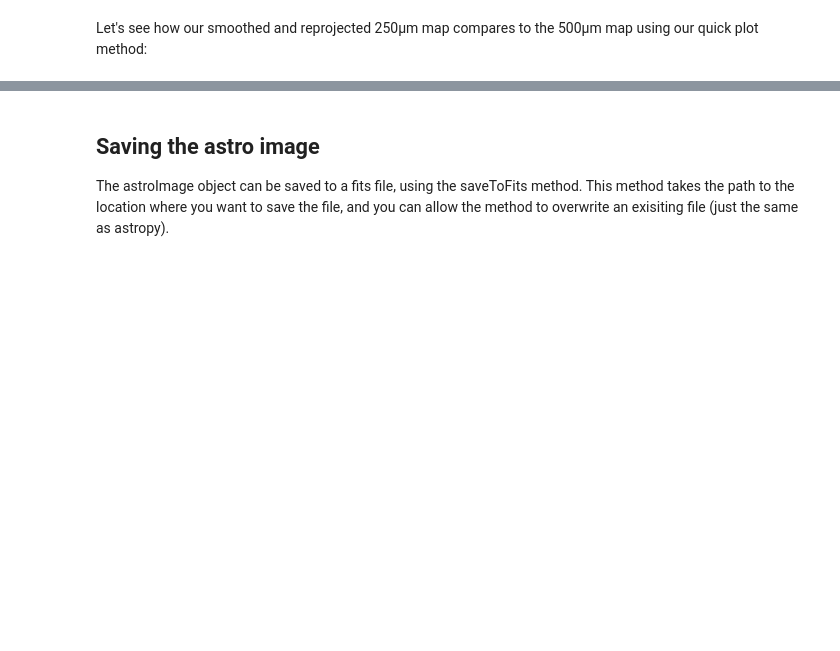
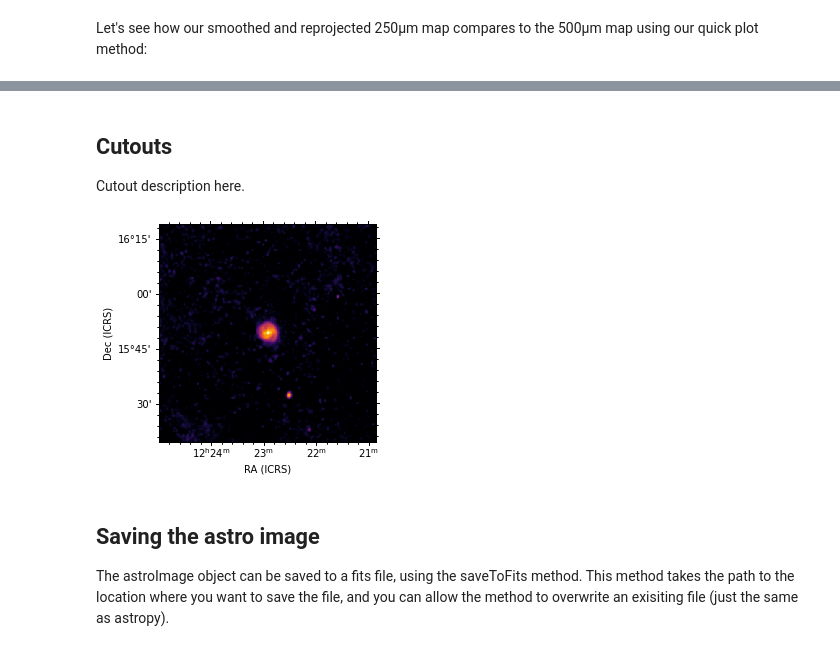
Before and after one commit to mwls/astroIm, a Jupyter notebook: Notebooks/AstroImage Tutorial.ipynb, the cells around one changed output, grey strips where cells are left out. Saved outputs shown, nothing was run; the diff lists cells and outputs as text; code cells hidden in the pictures; blank space fills up the shorter version.

```diff
--- a/Notebooks/AstroImage Tutorial.ipynb
+++ b/Notebooks/AstroImage Tutorial.ipynb
@@ -404,3 +531,15 @@ image500.plot(stretch='log', cmap='inferno', hide_colourbar=True, recentre={"RA"
+# %% [markdown]
+<h2>Cutouts</h2>
+
+Cutout description here.
+# %%
+# create a cutout on M100
+cutout250 = reproSmo250.cutout(SkyCoord(ra=185.72875*u.degree, dec=15.8225*u.degree, frame='icrs'), 12.0*u.arcmin)
+
+# plot the cutout image
+reproSmo250.plot(stretch='log', cmap='inferno', hide_colourbar=True)
+# %% [output]
+[figure, added]
 # %% [markdown]
 <h2>Saving the astro image</h2>
 
```
Also changed, not shown: parts of 67 cells of this notebook, 1 other file.
